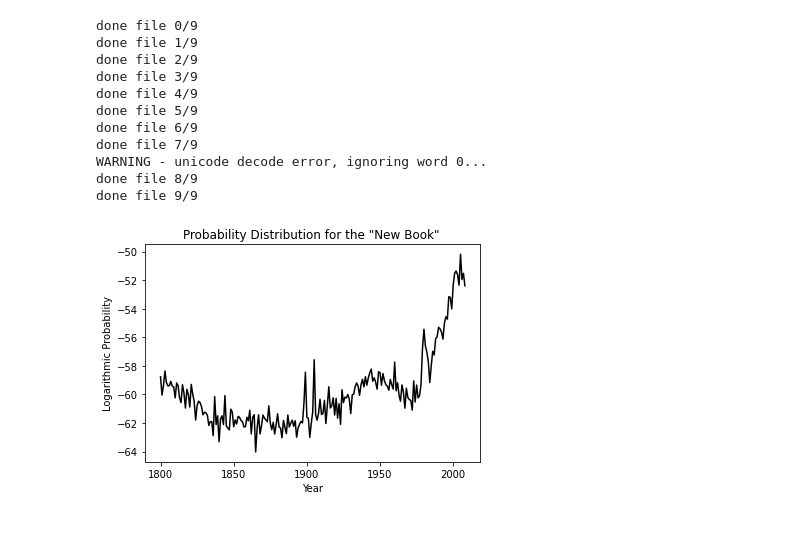
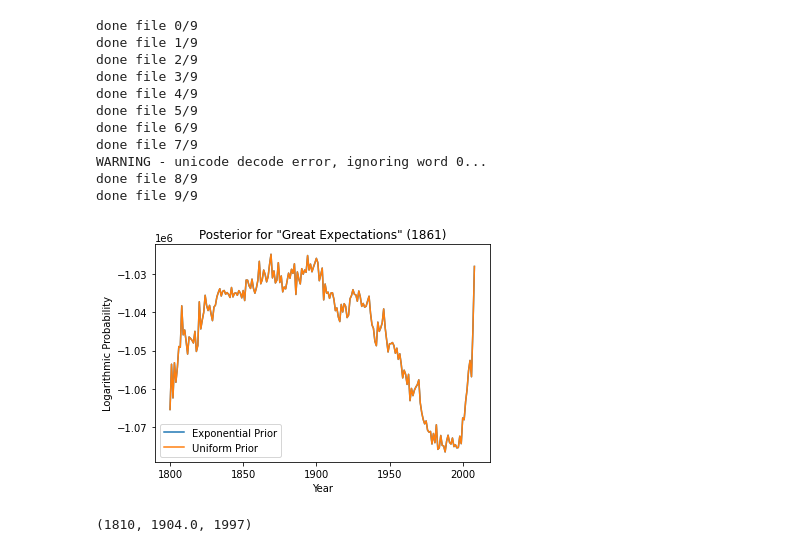
Before and after one commit to 1sadtrombone/bayesian-1grams, a Jupyter notebook: scripts/all_in_one_place.ipynb, the cells around one changed output. Cells and saved outputs as stored; diff of their text form; code cells hidden in the pictures.

Commit message:
added percent credible region functionality.

```diff
--- a/scripts/all_in_one_place.ipynb
+++ b/scripts/all_in_one_place.ipynb
@@ -92,6 +92,30 @@ def get_words(dictfile, bookfile):
 # %%
 # now some stuff we need for Bayesian stats...
 from scipy.special import factorial
+
+#
+def pcntCredible(x, p_dist, n):
+    # args: linspace of parameter values
+    #       probability distribution (np array)
+    #       percentile of credibility (float)
+
+    if np.shape(x) != np.shape(p_dist):
+        raise ValueError("x and p_dist must be of same shape")
+
+    tot = np.sum(p_dist)
+    tol = tot * (x[1]-x[0])
+    cum_dist = np.cumsum(p_dist)
+
+    min_percentile = (50 - n/2.) / 100
+    max_percentile = (50 + n/2.) / 100
+
+    # a boolean array saying which elements are in the n% credible region
+    credible_region = (cum_dist > min_percentile * tot) * (cum_dist < max_percentile * tot)
+
+    credr = x[credible_region]
+    nom = np.median(x[((cum_dist >= cum_dist.max()/2-tol) * (cum_dist <= cum_dist.max()/2+tol))])
+
+    return credr[0], nom, credr[-1]
 
 def norm_data(data):
 
@@ -109,7 +133,12 @@ def likelihood(years, words, data):
     for i in range(data[0].size):
         multinom[i] = np.sum(words*np.log(data[:,i]))
 
-    norm = factorial(np.sum(words)) / np.prod(factorial(words))
+
+    if np.sum(words) < 100:
+        norm = factorial(np.sum(words)) / np.prod(factorial(words))
+    else:
+        # not sure what to do in this case
+        norm = 1
 
     return multinom + np.log(norm)
 
@@ -178,7 +207,7 @@ data = pd.read_csv(outfile, delimiter=',', dtype=np.int32, header=None).values
 data += 1
 # %%
 # now, find (or write) a book and put it into a .txt file
-bookfile = '../ngram_data/new.txt'
+bookfile = '../ngram_data/GE.txt'
 
 words = get_words(dictfile, bookfile)
 # %%
@@ -190,15 +219,23 @@ years = np.arange(1800, 2008+1, dx)
 
 # generate posterior
 
-post = posterior(years, words, norm_data(data))
+post_exp = posterior(years, words, norm_data(data), exp_prior)
+post_uni = posterior(years, words, norm_data(data), uni_prior)
 # %%
 # make nice plots
 
-plt.plot(years, post, 'k')
-plt.title("Probability Distribution for the \"New Book\" ")
+plt.plot(years, post_exp, label='Exponential Prior')
+plt.plot(years, post_uni, label='Uniform Prior')
+plt.title("Posterior for \"Great Expectations\" (1861)")
 plt.ylabel("Logarithmic Probability")
 plt.xlabel("Year")
-plt.savefig("../plots/new_uni", dpi=300)
+plt.legend()
+plt.savefig("../plots/GE", dpi=300)
 plt.show()
 # %% [output]
-[figure, old version]
+[figure, new version]
+# %%
+
+print(pcntCredible(years, -post, 90))
+# %% [output]
+(1810, 1904.0, 1997)
```
